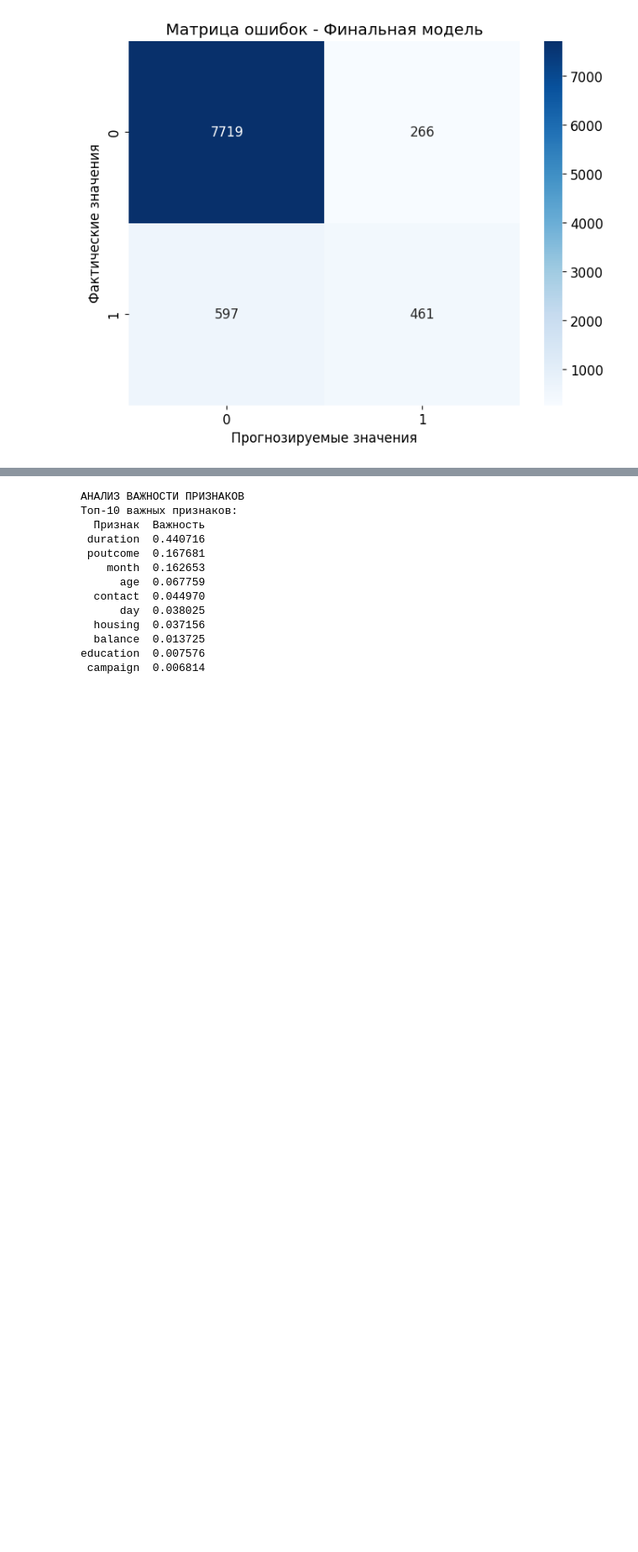
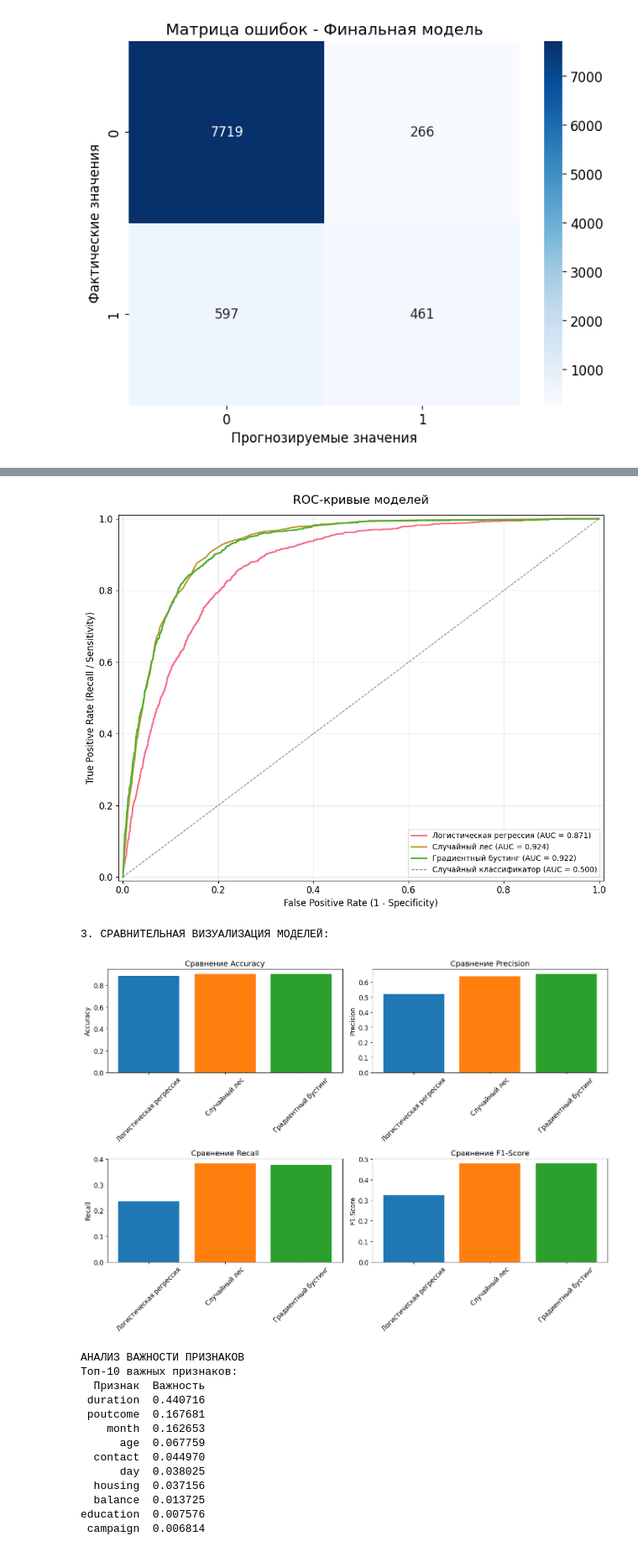
Before and after one commit to sofiapautova29-maker/bank_marketing_project., a Jupyter notebook: bank_marketing_project.ipynb, the cells around one changed output, grey strips where cells are left out. Shown at 84% size. Drawn from its saved outputs; the diff is of its cells as text; code cells hidden in the pictures; blank space fills up the shorter version.

```diff
--- a/bank_marketing_project.ipynb
+++ b/bank_marketing_project.ipynb
@@ -748,3 +816,80 @@ Precision: 0.6341
 Recall:    0.4357
 F1-Score:  0.5165
 [figure]
+# %%
+# ДОПОЛНИТЕЛЬНЫЙ АНАЛИЗ МОДЕЛЕЙ
+print("РАСШИРЕННЫЙ АНАЛИЗ МОДЕЛЕЙ")
+
+# 1. КРОСС-ВАЛИДАЦИЯ
+print("\n1. 5-КРАТНАЯ КРОСС-ВАЛИДАЦИЯ:")
+cv = StratifiedKFold(n_splits=5, shuffle=True, random_state=42)
+
+for name, model in models.items():
+    cv_scores = cross_val_score(model, X_train_scaled, y_train,
+                               cv=cv, scoring='accuracy')
+    print(f"{name:25s}: Средняя точность = {cv_scores.mean():.4f} (±{cv_scores.std()*2:.4f})")
+
+# 2. ROC-AUC КРИВЫЕ И ПЛОЩАДЬ ПОД КРИВОЙ
+print("\n2. ROC-AUC АНАЛИЗ:")
+plt.figure(figsize=(10, 8))
+
+for name, model in models.items():
+    if hasattr(model, 'predict_proba'):
+        # Переобучаем модель на всех тренировочных данных
+        model.fit(X_train_scaled, y_train)
+        y_pred_proba = model.predict_proba(X_test_scaled)[:, 1]
+
+        # Вычисляем ROC-кривую и AUC
+        fpr, tpr, thresholds = roc_curve(y_test, y_pred_proba)
+        roc_auc = auc(fpr, tpr)
+
+        # Рисуем кривую
+        plt.plot(fpr, tpr, lw=2,
+                label=f'{name} (AUC = {roc_auc:.3f})')
+
+# Базовая линия (случайный классификатор)
+plt.plot([0, 1], [0, 1], color='gray', lw=1, linestyle='--',
+         label='Случайный классификатор (AUC = 0.500)')
+
+# Настройка графика
+plt.xlim([-0.01, 1.01])
+plt.ylim([-0.01, 1.01])
+plt.xlabel('False Positive Rate (1 - Specificity)', fontsize=12)
+plt.ylabel('True Positive Rate (Recall / Sensitivity)', fontsize=12)
+plt.title('ROC-кривые моделей', fontsize=16, pad=15)
+plt.legend(loc='lower right', fontsize=10)
+plt.grid(alpha=0.3)
+plt.tight_layout()
+plt.show()
+
+# 3. СРАВНИТЕЛЬНАЯ ВИЗУАЛИЗАЦИЯ МОДЕЛЕЙ
+print("\n3. СРАВНИТЕЛЬНАЯ ВИЗУАЛИЗАЦИЯ МОДЕЛЕЙ:")
+fig, axes = plt.subplots(2, 2, figsize=(14, 10))
+
+# Accuracy сравнение
+axes[0, 0].bar(results_df['Модель'], results_df['Accuracy'], color=['#1f77b4', '#ff7f0e', '#2ca02c'])
+axes[0, 0].set_title('Сравнение Accuracy', fontsize=14)
+axes[0, 0].set_ylabel('Accuracy')
+axes[0, 0].tick_params(axis='x', rotation=45)
+
+# Precision сравнение
+axes[0, 1].bar(results_df['Модель'], results_df['Precision'], color=['#1f77b4', '#ff7f0e', '#2ca02c'])
+axes[0, 1].set_title('Сравнение Precision', fontsize=14)
+axes[0, 1].set_ylabel('Precision')
+axes[0, 1].tick_params(axis='x', rotation=45)
+
+# Recall сравнение
+axes[1, 0].bar(results_df['Модель'], results_df['Recall'], color=['#1f77b4', '#ff7f0e', '#2ca02c'])
+axes[1, 0].set_title('Сравнение Recall', fontsize=14)
+axes[1, 0].set_ylabel('Recall')
+axes[1, 0].tick_params(axis='x', rotation=45)
+
+# F1-Score сравнение
+axes[1, 1].bar(results_df['Модель'], results_df['F1-Score'], color=['#1f77b4', '#ff7f0e', '#2ca02c'])
+axes[1, 1].set_title('Сравнение F1-Score', fontsize=14)
+axes[1, 1].set_ylabel('F1-Score')
+axes[1, 1].tick_params(axis='x', rotation=45)
+
+plt.tight_layout()
+plt.show()
+# %% [output]
@@ -751,3 +904,6 @@ F1-Score:  0.5165
+[figure, added]
+3. СРАВНИТЕЛЬНАЯ ВИЗУАЛИЗАЦИЯ МОДЕЛЕЙ:
+[figure, added]
 # %%
 # ВАЖНОСТЬ ПРИЗНАКОВ
 print("АНАЛИЗ ВАЖНОСТИ ПРИЗНАКОВ")
```
Also changed, not shown: parts of 8 cells of this notebook.
